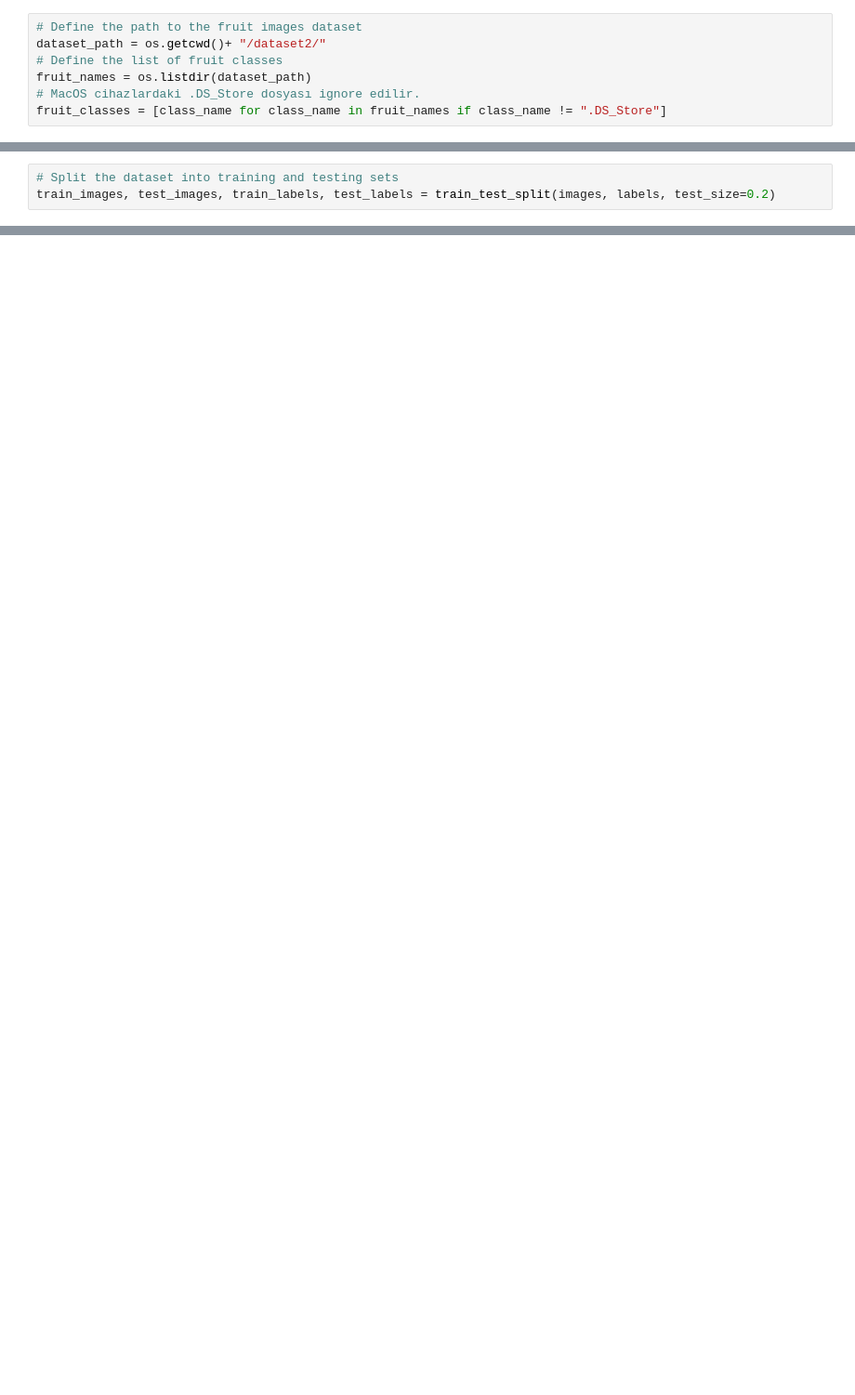
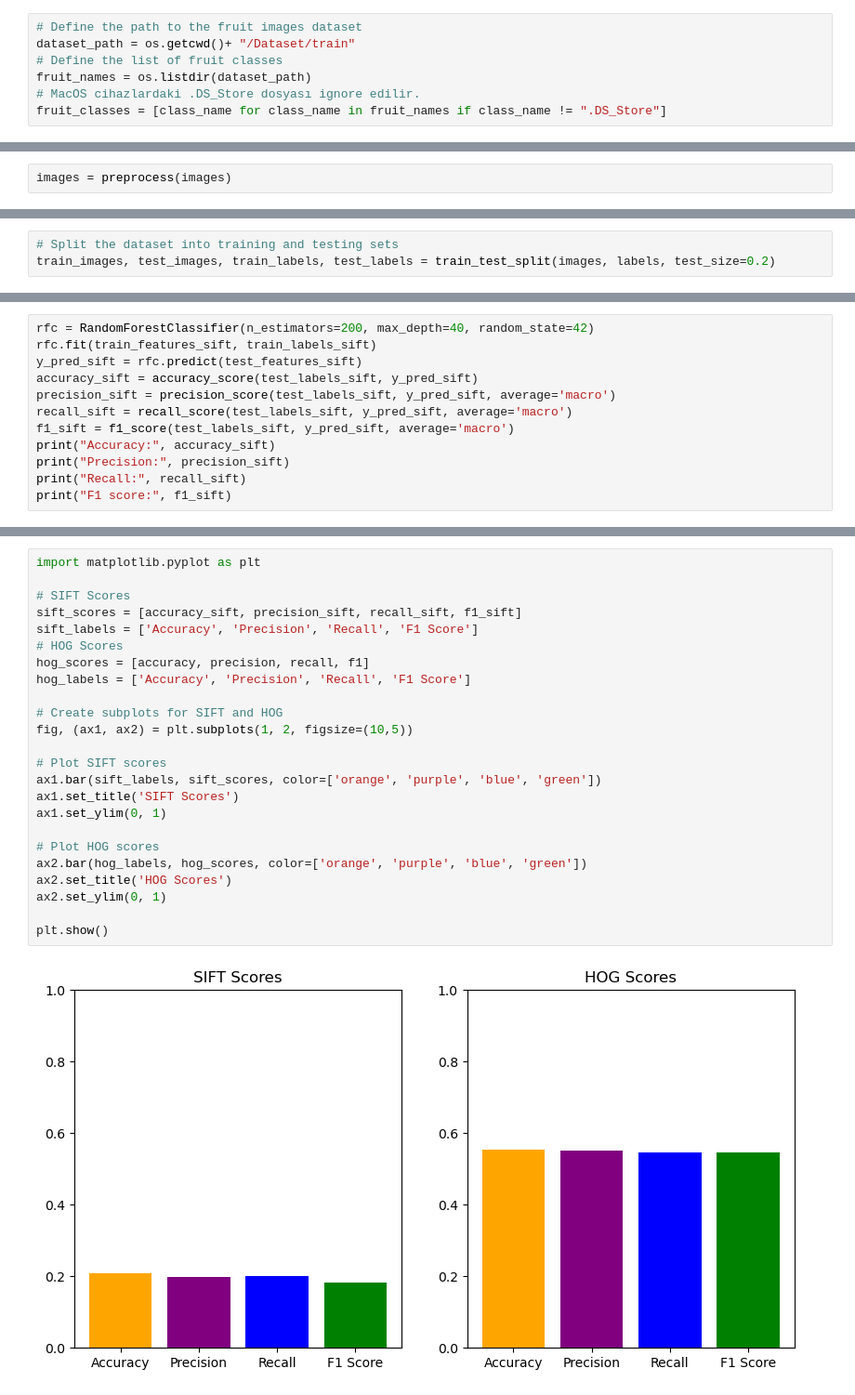
Before and after one commit to kemaldemirel1999/Computer-Vision-Fruit-Vegetables-Recognition, a Jupyter notebook: vision.ipynb, the cells around one changed output, grey strips where cells are left out. Shown: that part at 93% size. Drawn from its saved outputs; the diff is of its cells as text; blank space fills up the shorter version.

```diff
--- a/vision.ipynb
+++ b/vision.ipynb
@@ -11,7 +11,7 @@ from skimage.feature import hog
 from sklearn.neighbors import KNeighborsClassifier
 # %%
 # Define the path to the fruit images dataset
-dataset_path = os.getcwd()+ "/dataset2/"
+dataset_path = os.getcwd()+ "/Dataset/train"
 # Define the list of fruit classes
 fruit_names = os.listdir(dataset_path)
 # MacOS cihazlardaki .DS_Store dosyası ignore edilir.
@@ -49,0 +46,2 @@ Peach
+# %%
+images = preprocess(images)
@@ -129,3 +110,15 @@ error: OpenCV(4.7.0) /Users/xperience/GHA-OCV-Python/_work/opencv-python/opencv-
+# %%
+rfc = RandomForestClassifier(n_estimators=200, max_depth=40, random_state=42)
+rfc.fit(train_features_sift, train_labels_sift)
+y_pred_sift = rfc.predict(test_features_sift)
+accuracy_sift = accuracy_score(test_labels_sift, y_pred_sift)
+precision_sift = precision_score(test_labels_sift, y_pred_sift, average='macro')
+recall_sift = recall_score(test_labels_sift, y_pred_sift, average='macro')
+f1_sift = f1_score(test_labels_sift, y_pred_sift, average='macro')
+print("Accuracy:", accuracy_sift)
+print("Precision:", precision_sift)
+print("Recall:", recall_sift)
+print("F1 score:", f1_sift)
 # %%
 clf = RandomForestClassifier(n_estimators=200, max_depth=40, random_state=42)
 clf.fit(train_features, train_labels)
@@ -145,0 +139,26 @@ F1 score: 0.8262381655119841
+# %%
+import matplotlib.pyplot as plt
+
+# SIFT Scores
+sift_scores = [accuracy_sift, precision_sift, recall_sift, f1_sift]
+sift_labels = ['Accuracy', 'Precision', 'Recall', 'F1 Score']
+# HOG Scores
+hog_scores = [accuracy, precision, recall, f1]
+hog_labels = ['Accuracy', 'Precision', 'Recall', 'F1 Score']
+
+# Create subplots for SIFT and HOG
+fig, (ax1, ax2) = plt.subplots(1, 2, figsize=(10,5))
+
+# Plot SIFT scores
+ax1.bar(sift_labels, sift_scores, color=['orange', 'purple', 'blue', 'green'])
+ax1.set_title('SIFT Scores')
+ax1.set_ylim(0, 1)
+
+# Plot HOG scores
+ax2.bar(hog_labels, hog_scores, color=['orange', 'purple', 'blue', 'green'])
+ax2.set_title('HOG Scores')
+ax2.set_ylim(0, 1)
+
+plt.show()
+# %% [output]
+[figure, added]
```
Also changed, not shown: parts of 15 cells of this notebook.
